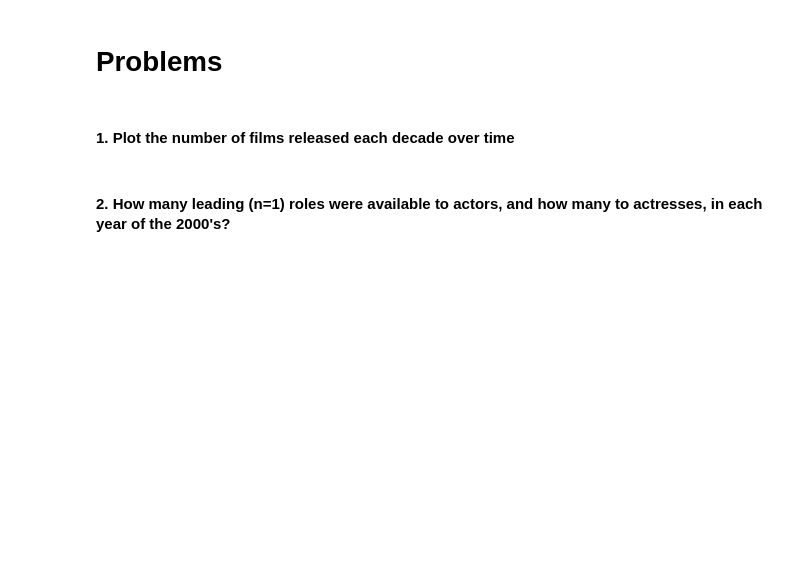
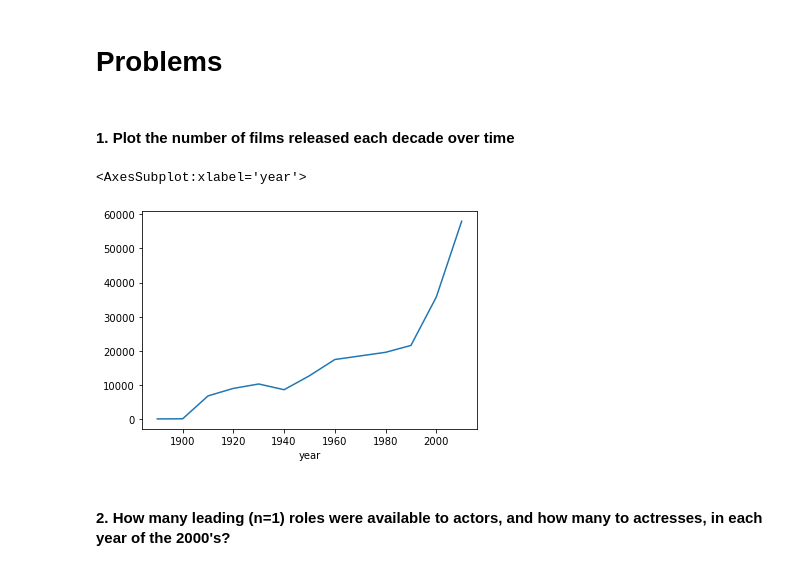
Before and after one commit to mjmacarty/CS230-SU2021, a Jupyter notebook: 16-pandas.ipynb, the cells around one changed output. Cells and saved outputs as stored; diff of their text form; code cells hidden in the pictures; blank space fills up the shorter version.

```diff
--- a/16-pandas.ipynb
+++ b/16-pandas.ipynb
@@ -5,7 +6,8 @@ import numpy as np
 import pandas as pd
 import matplotlib.pyplot as plt
 # %%
-titles = pd.read_csv('data/titles.csv')
+os.chdir("C:\\Users\\Matt Macarty\\Downloads\\movies")
+titles = pd.read_csv('titles.csv')
 titles.head()
 # %% [output]
 |  | title | year |
@@ -35,5 +379,10 @@ Wall time: 8.17 s
 # Problems
 # %% [markdown]
 #### 1. Plot the number of films released each decade over time
+# %%
+titles[titles.year < 2018].groupby(titles.year // 10 * 10).size().plot()
+# %% [output]
+<AxesSubplot:xlabel='year'>
+[figure, added]
 # %% [markdown]
 #### 2. How many leading (n=1) roles were available to actors, and how many to actresses, in each year of the 2000's?
```
Also changed, not shown: parts of 33 cells of this notebook.
